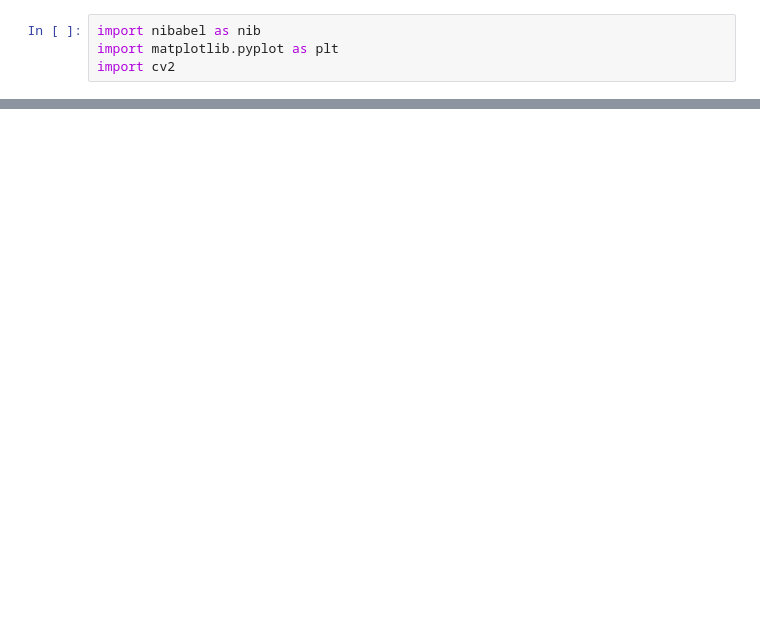
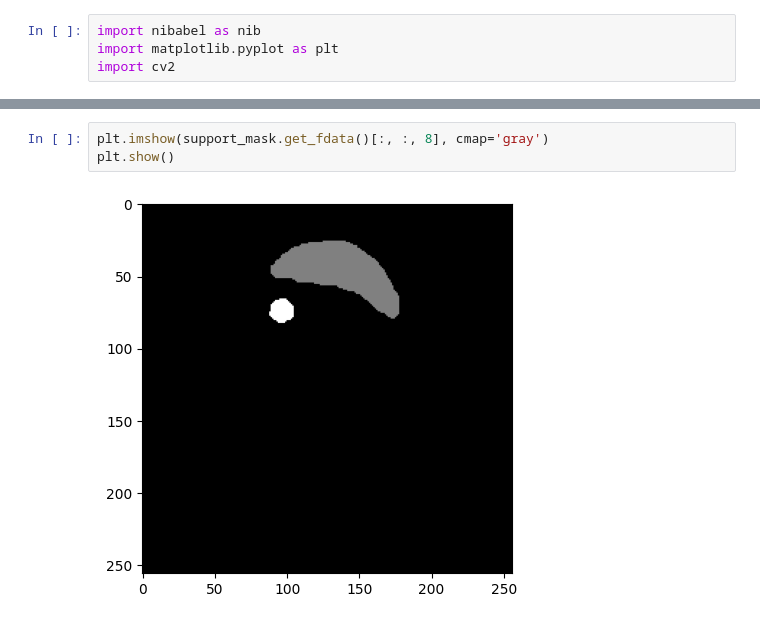
Before and after one commit to karabomaila/RAPNet, a Jupyter notebook: view_nii.ipynb, the cells around one changed output, grey strips where cells are left out. Cells and saved outputs as stored; diff of their text form; blank space fills up the shorter version.

```diff
--- a/view_nii.ipynb
+++ b/view_nii.ipynb
@@ -14 +21,6 @@ nifti_img.shape
+# %%
+plt.imshow(support_mask.get_fdata()[:, :, 8], cmap='gray')
+plt.show()
+# %% [output]
+[figure, added]
 # %%
```
Also changed, not shown: parts of 6 cells of this notebook.
